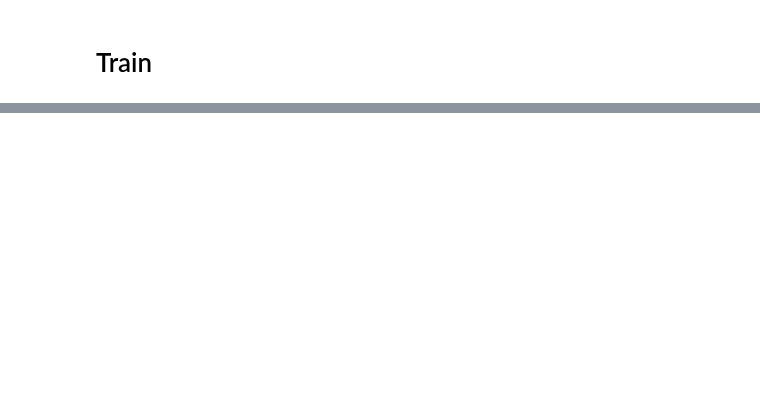
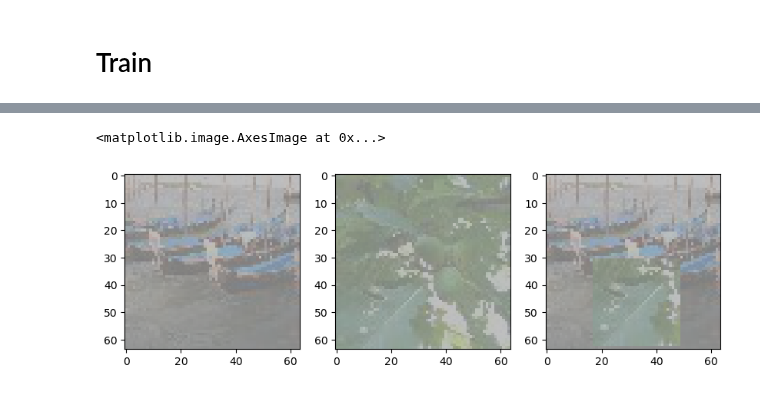
Before and after one commit to grach0v/AI_Masters, a Jupyter notebook: Machine_Leraning_3/HW2/experiments.ipynb, the cells around one changed output, grey strips where cells are left out. Cells and saved outputs as stored; diff of their text form; code cells hidden in the pictures; blank space fills up the shorter version.

```diff
--- a/Machine_Leraning_3/HW2/experiments.ipynb
+++ b/Machine_Leraning_3/HW2/experiments.ipynb
@@ -240,0 +160,29 @@ def run_experiment(
+# %%
+class CutMix:
+    def __init__(self, size):
+        self.size = size
+
+    def __call__(self, x1, x2):
+        x1 = x1.clone()
+        x2 = x2.clone()
+
+        pos1_x = randint(0, 64 - self.size)
+        pos1_y = randint(0, 64 - self.size)
+
+        pos2_x = randint(0, 64 - self.size)
+        pos2_y = randint(0, 64 - self.size)
+
+        x1[:, :, pos1_x: pos1_x + self.size, pos1_y: pos1_y + self.size] = \
+            x2[:, :, pos2_x: pos2_x + self.size, pos2_y: pos2_y + self.size]
+
+        return x1
+# %%
+cutmix = CutMix(size=32)
+x3 = cutmix(x1, x2)
+fig, axs = plt.subplots(1, 3, figsize=(10, 3))
+axs[0].imshow(tensor_to_image(x1[1]))
+axs[1].imshow(tensor_to_image(x2[1]))
+axs[2].imshow(tensor_to_image(x3[1]))
+# %% [output]
+<matplotlib.image.AxesImage at 0x...>
+[figure, added]
```
Also changed, not shown: parts of 28 cells of this notebook.
